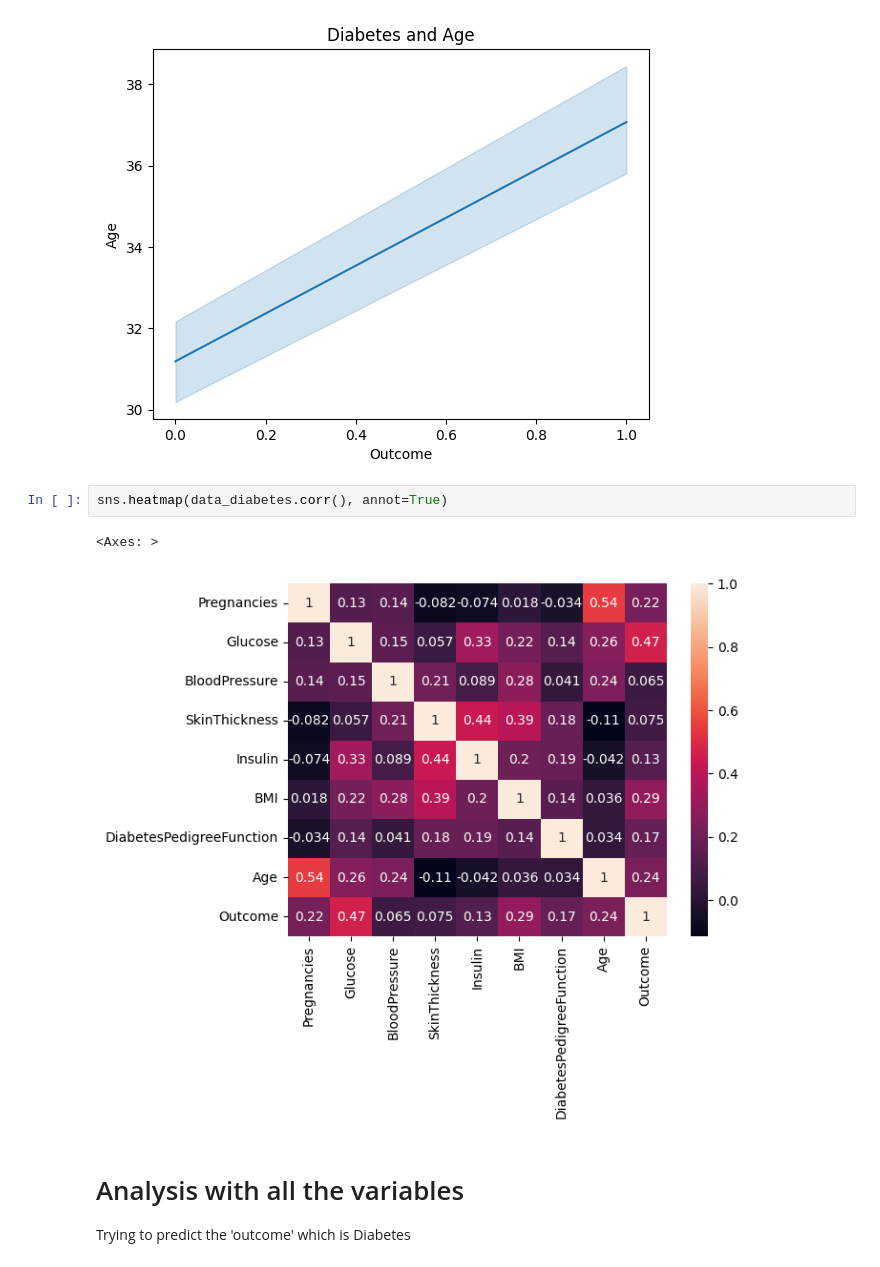
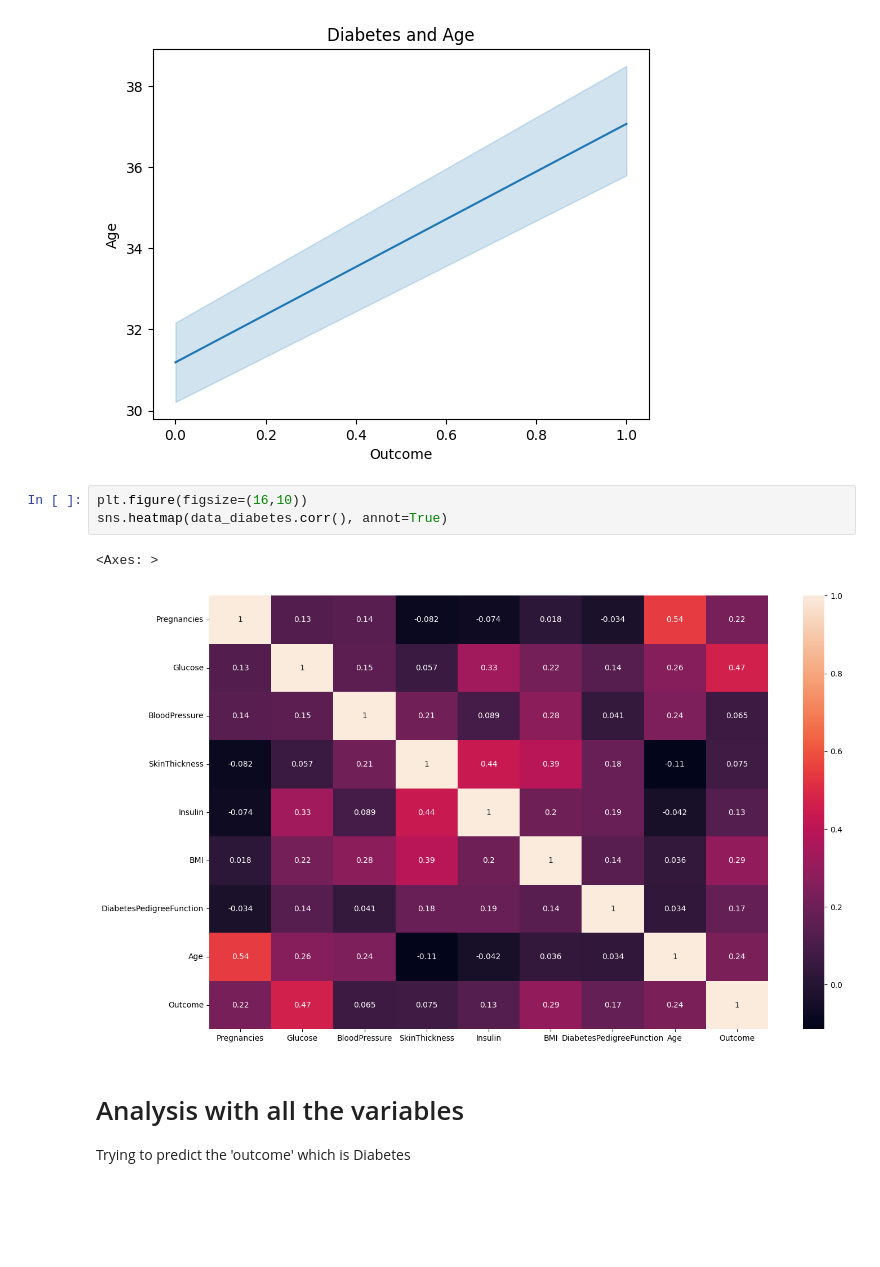
Before and after one commit to miguelestradam3/jupyter_diabetes, a Jupyter notebook: main.ipynb, the cells around one changed output. Saved outputs shown, nothing was run; the diff lists cells and outputs as text; blank space fills up the shorter version.

```diff
--- a/main.ipynb
+++ b/main.ipynb
@@ -75,10 +75,11 @@ plt.title("Diabetes and Age")
 Text(0.5, 1.0, 'Diabetes and Age')
 [figure]
 # %%
+plt.figure(figsize=(16,10))
 sns.heatmap(data_diabetes.corr(), annot=True)
 # %% [output]
 <Axes: >
-[figure, old version]
+[figure, new version]
 # %% [markdown]
 # Analysis with all the variables
 Trying to predict the 'outcome' which is Diabetes
```
Also changed, not shown: parts of 9 cells of this notebook.
